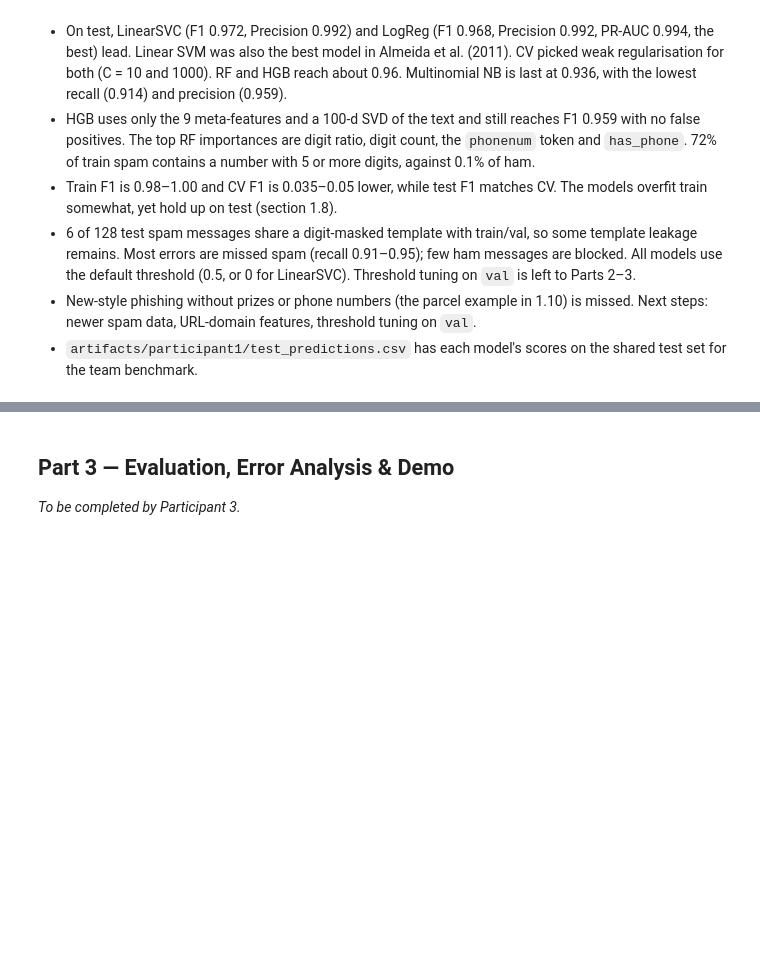
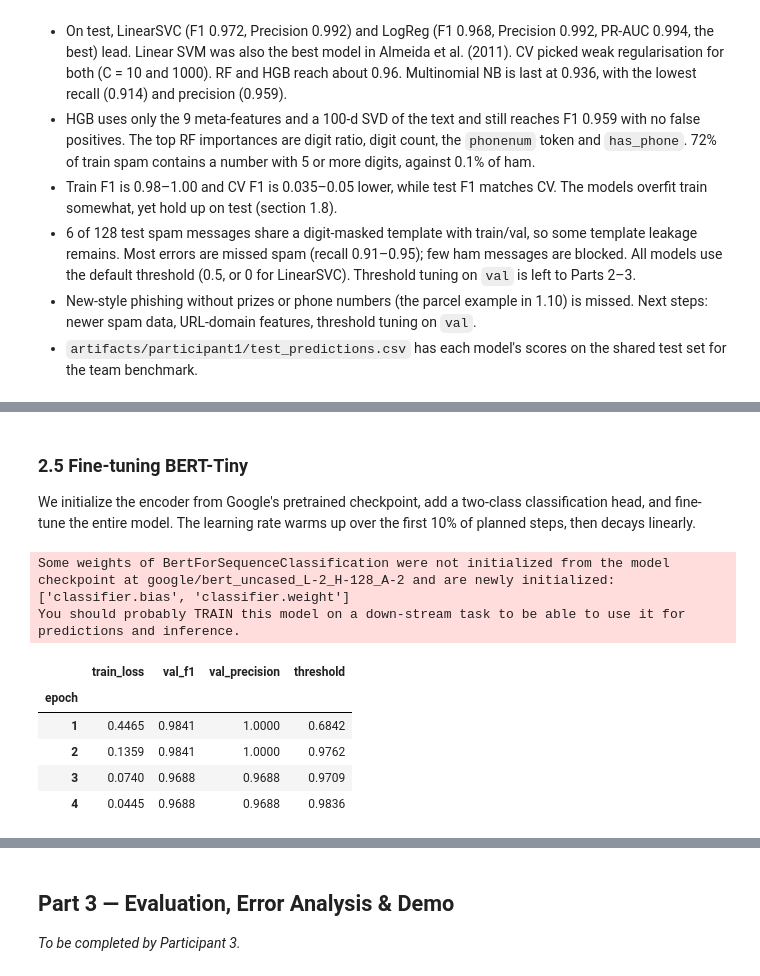
Before and after one commit to dench1k1ng/ml_midterm, a Jupyter notebook: Final_Denis_Shin_Abylay_Latiyev_Nikita_Vassilenko.ipynb, the cells around one changed output, grey strips where cells are left out. Drawn from its saved outputs; the diff is of its cells as text; code cells hidden in the pictures; blank space fills up the shorter version.

```diff
--- a/Final_Denis_Shin_Abylay_Latiyev_Nikita_Vassilenko.ipynb
+++ b/Final_Denis_Shin_Abylay_Latiyev_Nikita_Vassilenko.ipynb
@@ -516,0 +733,23 @@ _To be completed by Participant 2. Load `data/sms_dedup.csv` and `artifacts/spli
+# %% [markdown]
+### 2.5 Fine-tuning BERT-Tiny
+
+We initialize the encoder from Google's pretrained checkpoint, add a two-class classification head, and fine-tune the entire model. The learning rate warms up over the first 10% of planned steps, then decays linearly.
+# %%
+set_seed(DL_SEED)
+bert_model = AutoModelForSequenceClassification.from_pretrained(
+    BERT_TINY, revision=BERT_REVISION, use_safetensors=True,
+    num_labels=2, id2label={0: "ham", 1: "spam"}, label2id={"ham": 0, "spam": 1},
+)
+bert_best, bert_history = fit_sms_model(
+    bert_model, bert_inputs, epochs=8, batch_size=32, learning_rate=1e-4, warmup_fraction=0.10,
+)
+bert_history.round(4)
+# %% [output]
+Some weights of BertForSequenceClassification were not initialized from the model checkpoint at google/bert_uncased_L-2_H-128_A-2 and are newly initialized: ['classifier.bias', 'classifier.weight']
+You should probably TRAIN this model on a down-stream task to be able to use it for predictions and inference.
+|  | train_loss | val_f1 | val_precision | threshold |
+| epoch |  |  |  |  |
+| 1 | 0.4465 | 0.9841 | 1.0000 | 0.6842 |
+| 2 | 0.1359 | 0.9841 | 1.0000 | 0.9762 |
+| 3 | 0.0740 | 0.9688 | 0.9688 | 0.9709 |
+| 4 | 0.0445 | 0.9688 | 0.9688 | 0.9836 |
```
Also changed, not shown: parts of 11 cells of this notebook, 4 other files.
